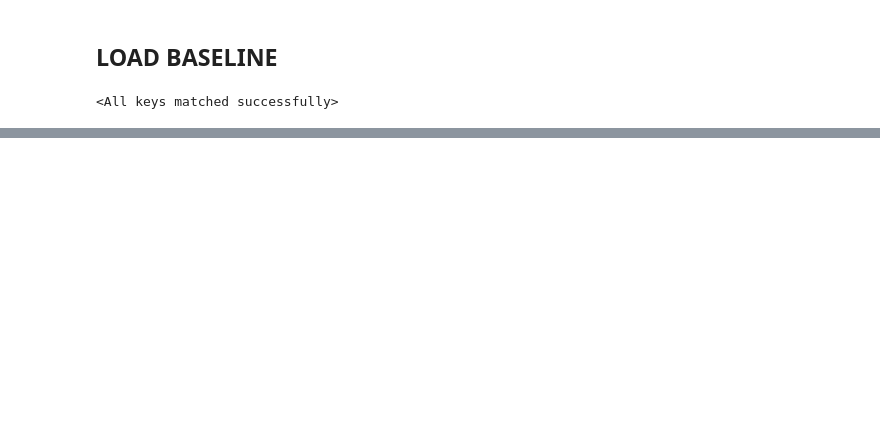
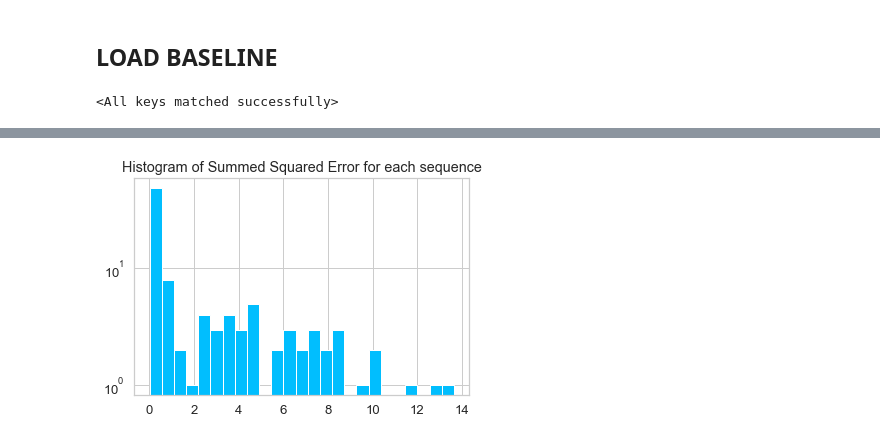
Before and after one commit to AugustSchreyer/02460_Advanced_ML, a Jupyter notebook: Model Comparison simulated.ipynb, the cells around one changed output, grey strips where cells are left out. Saved outputs shown, nothing was run; the diff lists cells and outputs as text; code cells hidden in the pictures; blank space fills up the shorter version.

```diff
--- a/Model Comparison simulated.ipynb
+++ b/Model Comparison simulated.ipynb
@@ -330,0 +343,4 @@ plot_sequences(model_base, PLOT_DATA=train_dataset,samples=[844,844,844,844,844,
+# %%
+total_reconstruction_err(model_base, outlier_dataset);
+# %% [output]
+[figure, added]
```
Also changed, not shown: parts of 10 cells of this notebook, 1 other file.
